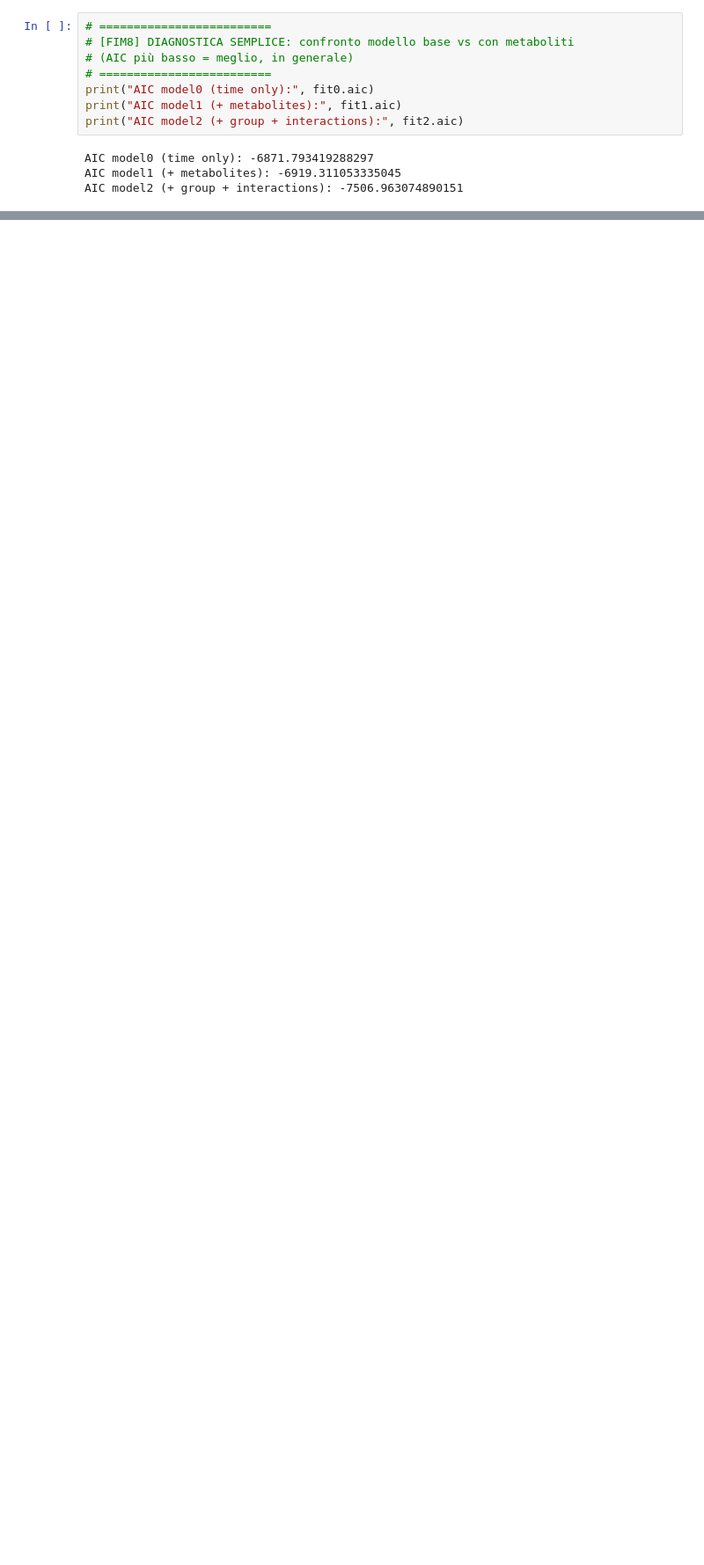
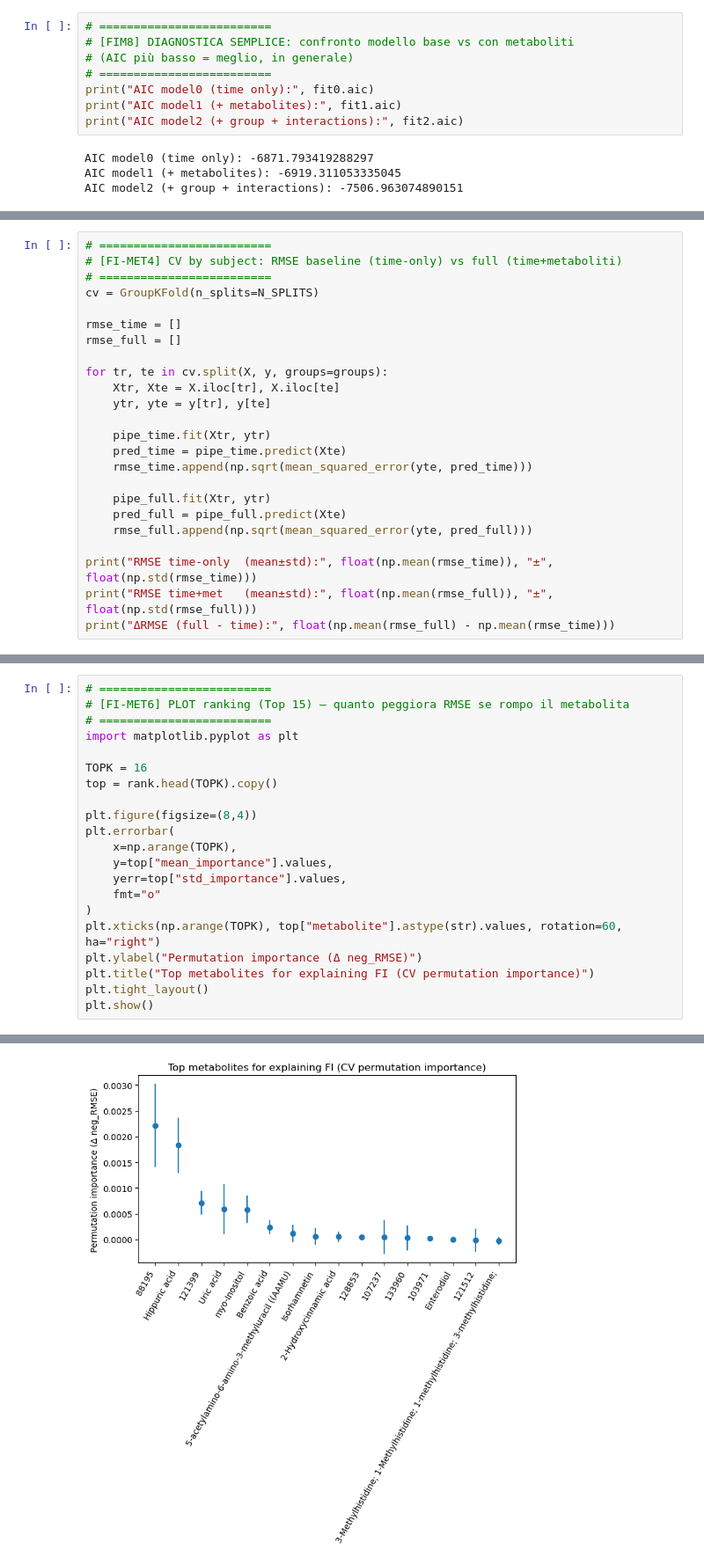
Before and after one commit to FilippoSaccomano/Thesis_Code, a Jupyter notebook: EDA_Cean_dataset.ipynb, the cells around one changed output, grey strips where cells are left out. Shown at 88% size. Cells and saved outputs as stored; diff of their text form; blank space fills up the shorter version.

```diff
--- a/EDA_Cean_dataset.ipynb
+++ b/EDA_Cean_dataset.ipynb
@@ -1361,0 +899,24 @@ AIC model2 (+ group + interactions): -7506.963074890151
+# %%
+# =========================
+# [FI-MET4] CV by subject: RMSE baseline (time-only) vs full (time+metaboliti)
+# =========================
+cv = GroupKFold(n_splits=N_SPLITS)
+
+rmse_time = []
+rmse_full = []
+
+for tr, te in cv.split(X, y, groups=groups):
+    Xtr, Xte = X.iloc[tr], X.iloc[te]
+    ytr, yte = y[tr], y[te]
+
+    pipe_time.fit(Xtr, ytr)
+    pred_time = pipe_time.predict(Xte)
+    rmse_time.append(np.sqrt(mean_squared_error(yte, pred_time)))
+
+    pipe_full.fit(Xtr, ytr)
+    pred_full = pipe_full.predict(Xte)
+    rmse_full.append(np.sqrt(mean_squared_error(yte, pred_full)))
+
+print("RMSE time-only  (mean±std):", float(np.mean(rmse_time)), "±", float(np.std(rmse_time)))
+print("RMSE time+met   (mean±std):", float(np.mean(rmse_full)), "±", float(np.std(rmse_full)))
+print("ΔRMSE (full - time):", float(np.mean(rmse_full) - np.mean(rmse_time)))
@@ -1361,0 +984,22 @@ AIC model2 (+ group + interactions): -7506.963074890151
+# %%
+# =========================
+# [FI-MET6] PLOT ranking (Top 15) — quanto peggiora RMSE se rompo il metabolita
+# =========================
+import matplotlib.pyplot as plt
+
+TOPK = 16
+top = rank.head(TOPK).copy()
+
+plt.figure(figsize=(8,4))
+plt.errorbar(
+    x=np.arange(TOPK),
+    y=top["mean_importance"].values,
+    yerr=top["std_importance"].values,
+    fmt="o"
+)
+plt.xticks(np.arange(TOPK), top["metabolite"].astype(str).values, rotation=60, ha="right")
+plt.ylabel("Permutation importance (Δ neg_RMSE)")
+plt.title("Top metabolites for explaining FI (CV permutation importance)")
+plt.tight_layout()
+plt.show()
+# %% [output]
@@ -1361,0 +1007 @@ AIC model2 (+ group + interactions): -7506.963074890151
+[figure, added]
```
Also changed, not shown: parts of 18 cells of this notebook.
